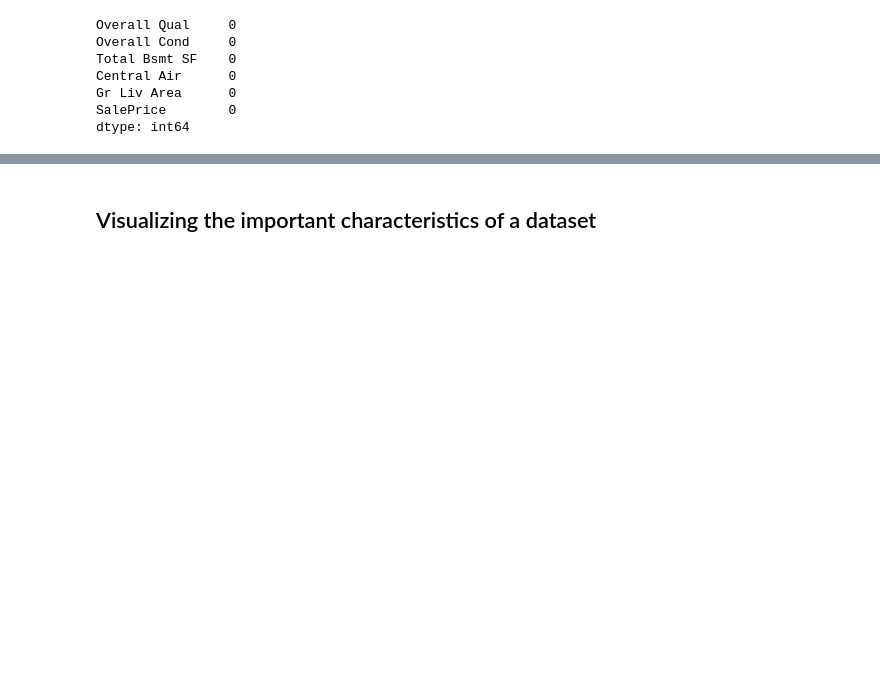
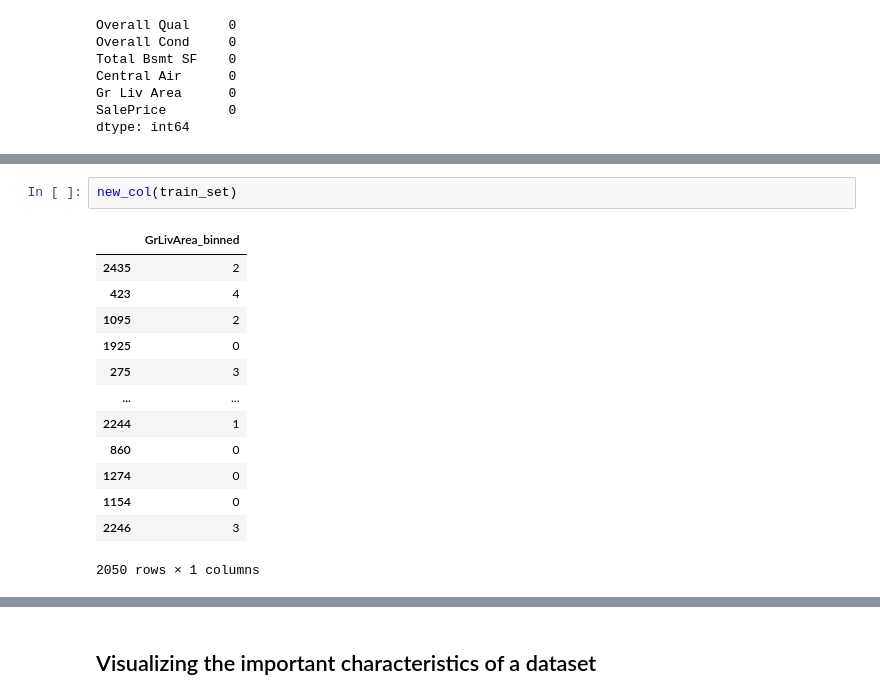
Before and after one commit to ChadUSF/DSDP, a Jupyter notebook: Housing/HousingRegression.ipynb, the cells around one changed output, grey strips where cells are left out. Saved outputs shown, nothing was run; the diff lists cells and outputs as text; blank space fills up the shorter version.

```diff
--- a/Housing/HousingRegression.ipynb
+++ b/Housing/HousingRegression.ipynb
@@ -51,0 +97,16 @@ dtype: int64
+# %%
+new_col(train_set)
+# %% [output]
+|  | GrLivArea_binned |
+| 2435 | 2 |
+| 423 | 4 |
+| 1095 | 2 |
+| 1925 | 0 |
+| 275 | 3 |
+| ... | ... |
+| 2244 | 1 |
+| 860 | 0 |
+| 1274 | 0 |
+| 1154 | 0 |
+| 2246 | 3 |
+2050 rows × 1 columns
```
Also changed, not shown: parts of 53 cells of this notebook.
